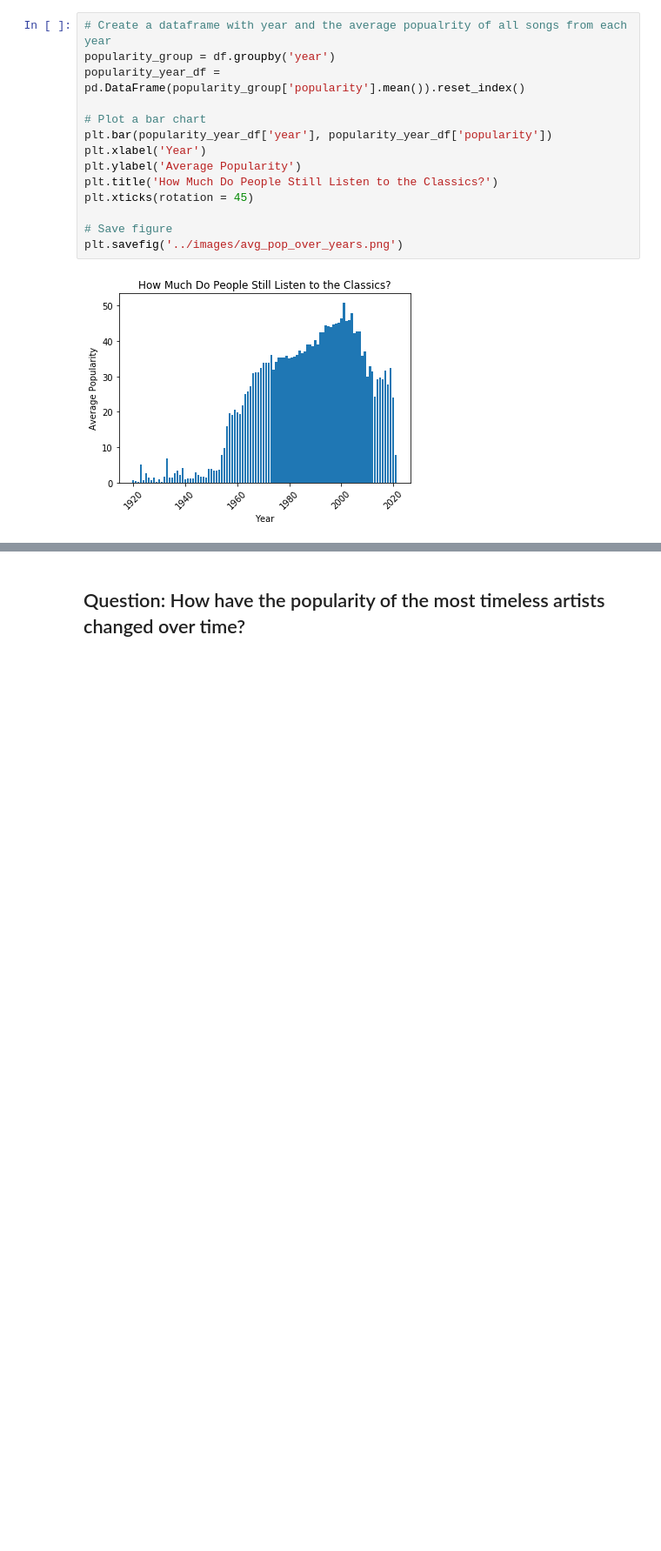
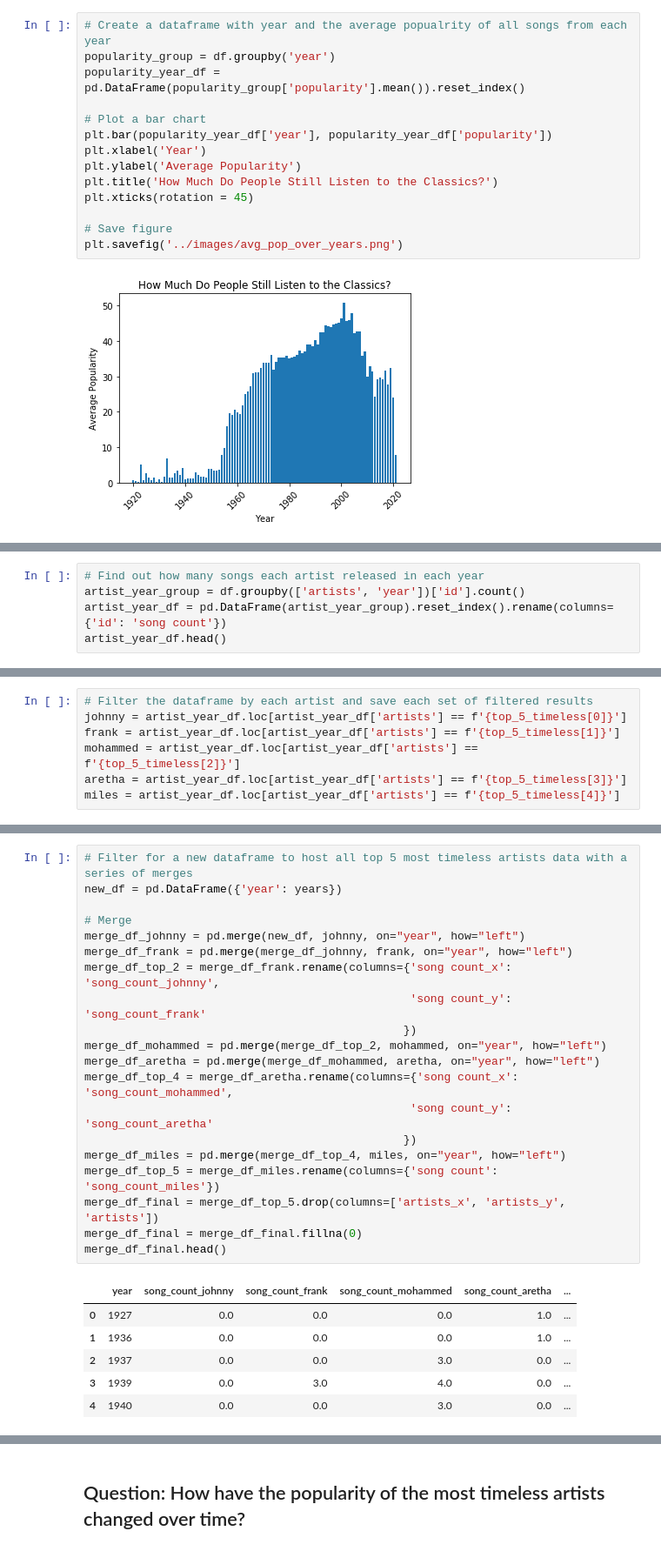
Before and after one commit to ztcnrh/Spotify-Music-Analysis, a Jupyter notebook: analysis/exploration_descriptive_analysis.ipynb, the cells around one changed output, grey strips where cells are left out. Shown at 87% size. Saved outputs shown, nothing was run; the diff lists cells and outputs as text; blank space fills up the shorter version.

```diff
--- a/analysis/exploration_descriptive_analysis.ipynb
+++ b/analysis/exploration_descriptive_analysis.ipynb
@@ -164,0 +167,5 @@ plt.savefig('../images/avg_pop_over_years.png')
+# %%
+# Find out how many songs each artist released in each year
+artist_year_group = df.groupby(['artists', 'year'])['id'].count()
+artist_year_df = pd.DataFrame(artist_year_group).reset_index().rename(columns={'id': 'song count'})
+artist_year_df.head()
@@ -164,0 +179,7 @@ plt.savefig('../images/avg_pop_over_years.png')
+# %%
+# Filter the dataframe by each artist and save each set of filtered results
+johnny = artist_year_df.loc[artist_year_df['artists'] == f'{top_5_timeless[0]}']
+frank = artist_year_df.loc[artist_year_df['artists'] == f'{top_5_timeless[1]}']
+mohammed = artist_year_df.loc[artist_year_df['artists'] == f'{top_5_timeless[2]}']
+aretha = artist_year_df.loc[artist_year_df['artists'] == f'{top_5_timeless[3]}']
+miles = artist_year_df.loc[artist_year_df['artists'] == f'{top_5_timeless[4]}']
@@ -164,0 +207,27 @@ plt.savefig('../images/avg_pop_over_years.png')
+# %%
+# Filter for a new dataframe to host all top 5 most timeless artists data with a series of merges
+new_df = pd.DataFrame({'year': years})
+
+# Merge
+merge_df_johnny = pd.merge(new_df, johnny, on="year", how="left")
+merge_df_frank = pd.merge(merge_df_johnny, frank, on="year", how="left")
+merge_df_top_2 = merge_df_frank.rename(columns={'song count_x': 'song_count_johnny',
+                                                'song count_y': 'song_count_frank'
+                                               })
+merge_df_mohammed = pd.merge(merge_df_top_2, mohammed, on="year", how="left")
+merge_df_aretha = pd.merge(merge_df_mohammed, aretha, on="year", how="left")
+merge_df_top_4 = merge_df_aretha.rename(columns={'song count_x': 'song_count_mohammed',
+                                                'song count_y': 'song_count_aretha'
+                                               })
+merge_df_miles = pd.merge(merge_df_top_4, miles, on="year", how="left")
+merge_df_top_5 = merge_df_miles.rename(columns={'song count': 'song_count_miles'})
+merge_df_final = merge_df_top_5.drop(columns=['artists_x', 'artists_y', 'artists'])
+merge_df_final = merge_df_final.fillna(0)
+merge_df_final.head()
+# %% [output]
+|  | year | song_count_johnny | song_count_frank | song_count_mohammed | song_count_aretha | ... |
+| 0 | 1927 | 0.0 | 0.0 | 0.0 | 1.0 | ... |
+| 1 | 1936 | 0.0 | 0.0 | 0.0 | 1.0 | ... |
+| 2 | 1937 | 0.0 | 0.0 | 3.0 | 0.0 | ... |
+| 3 | 1939 | 0.0 | 3.0 | 4.0 | 0.0 | ... |
+| 4 | 1940 | 0.0 | 0.0 | 3.0 | 0.0 | ... |
```
Also changed, not shown: parts of 7 cells of this notebook, 3 other files.
